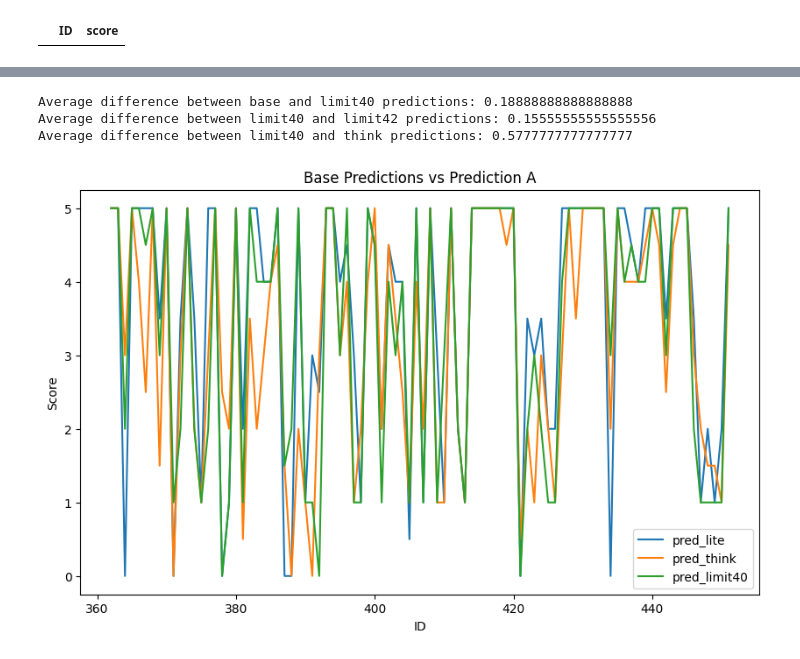
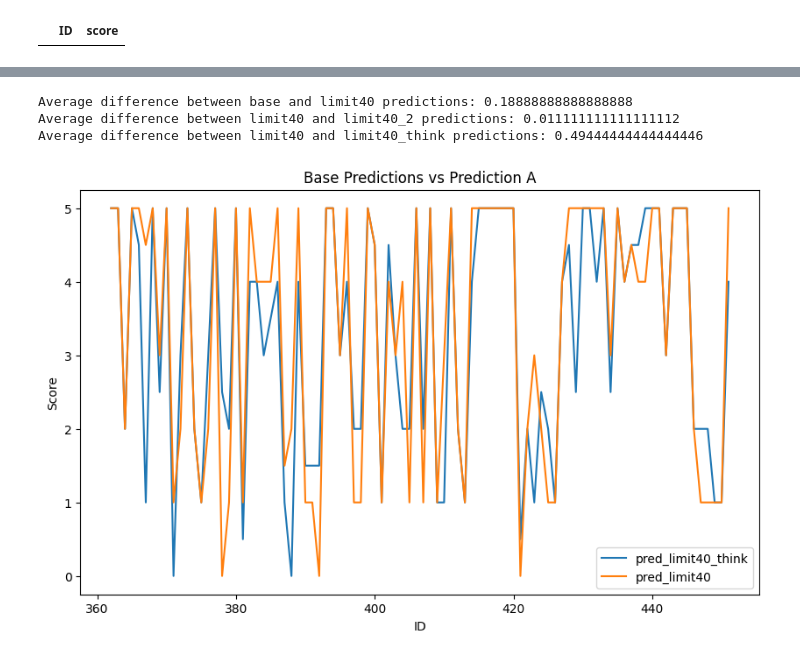
Before and after one commit to bookpanda/2110572-NLP-SYS, a Jupyter notebook: codes/midterm/midterm_prompt.ipynb, the cells around one changed output, grey strips where cells are left out. Cells and saved outputs as stored; diff of their text form; code cells hidden in the pictures.

```diff
--- a/codes/midterm/midterm_prompt.ipynb
+++ b/codes/midterm/midterm_prompt.ipynb
@@ -409,11 +409,13 @@ pred_limit18 = pd.read_csv('./predictions/predictions_limit18.csv')
 pred_limit25 = pd.read_csv('./predictions/predictions_limit25.csv')
 pred_limit35 = pd.read_csv('./predictions/predictions_limit35.csv')
 pred_limit40 = pd.read_csv('./predictions/predictions_limit40.csv')
+pred_limit40_2 = pd.read_csv('./predictions/predictions_limit40_2.csv')
 pred_limit42 = pd.read_csv('./predictions/predictions_limit42.csv')
 pred_lite = pd.read_csv('./predictions/predictions_lite.csv')
 pred_limit40_t10 = pd.read_csv('./predictions/predictions_limit40_t10.csv')
 pred_limit45 = pd.read_csv('./predictions/predictions_limit45.csv')
 pred_think_t10 = pd.read_csv('./predictions/predictions_think_t10.csv')
+pred_limit40_think = pd.read_csv('./predictions/predictions_limit40_think.csv')
 # %%
 def avg_diff(a: pd.DataFrame, b: pd.DataFrame) -> float:
     merged = pd.merge(a, b, on='ID', how='inner')
@@ -427,31 +429,31 @@ def avg_diff(a: pd.DataFrame, b: pd.DataFrame) -> float:
 # print(f"Average difference between base and limit10 predictions: {avg_diff(base_predictions, pred_limit10)}")
 # print(f"Average difference between base and sorted predictions: {avg_diff(base_predictions, pred_sorted)}")
 print(f"Average difference between base and limit40 predictions: {avg_diff(base_predictions, pred_limit40)}")
-print(f"Average difference between limit40 and limit42 predictions: {avg_diff(pred_limit40, pred_limit42)}")
+print(f"Average difference between limit40 and limit40_2 predictions: {avg_diff(pred_limit40, pred_limit40_2)}")
 # print(f"Average difference between limit40 and lite predictions: {avg_diff(pred_limit40, pred_lite)}")
 # print(f"Average difference between base and limit45 predictions: {avg_diff(base_predictions, pred_limit45)}")
-print(f"Average difference between limit40 and think predictions: {avg_diff(pred_limit40, pred_think_t10)}")
+print(f"Average difference between limit40 and limit40_think predictions: {avg_diff(pred_limit40, pred_limit40_think)}")
 # %% [output]
 Average difference between base and limit40 predictions: 0.18888888888888888
-Average difference between limit40 and limit42 predictions: 0.15555555555555556
-Average difference between limit40 and think predictions: 0.5777777777777777
+Average difference between limit40 and limit40_2 predictions: 0.011111111111111112
+Average difference between limit40 and limit40_think predictions: 0.49444444444444446
 # %%
 import matplotlib.pyplot as plt
 
 plt.figure(figsize=(10, 6))
 # plt.plot(base_predictions['ID'], base_predictions['score'], label='Base Predictions')
 # plt.plot(pred_sorted['ID'], pred_sorted['score'], label='pred_sorted')
 # plt.plot(pred_cot1['ID'], pred_cot1['score'], label='pred_cot1')
 # plt.plot(pred_limit10['ID'], pred_limit10['score'], label='pred_limit10')
 # plt.plot(pred_limit18['ID'], pred_limit18['score'], label='pred_limit18')
-plt.plot(pred_lite['ID'], pred_lite['score'], label='pred_lite')
-plt.plot(pred_think_t10['ID'], pred_think_t10['score'], label='pred_think')
+# plt.plot(pred_lite['ID'], pred_lite['score'], label='pred_lite')
+plt.plot(pred_limit40_think['ID'], pred_limit40_think['score'], label='pred_limit40_think')
 plt.plot(pred_limit40['ID'], pred_limit40['score'], label='pred_limit40')
-# plt.plot(pred_limit45['ID'], pred_limit45['score'], label='pred_limit45')
+# plt.plot(pred_limit40_2['ID'], pred_limit40_2['score'], label='pred_limit40_2')
 plt.xlabel('ID')
 plt.ylabel('Score')
 plt.legend()
 plt.title('Base Predictions vs Prediction A')
 plt.show()
 # %% [output]
-[figure, old version]
+[figure, new version]
```
Also changed, not shown: parts of 4 cells of this notebook, 2 other files.
